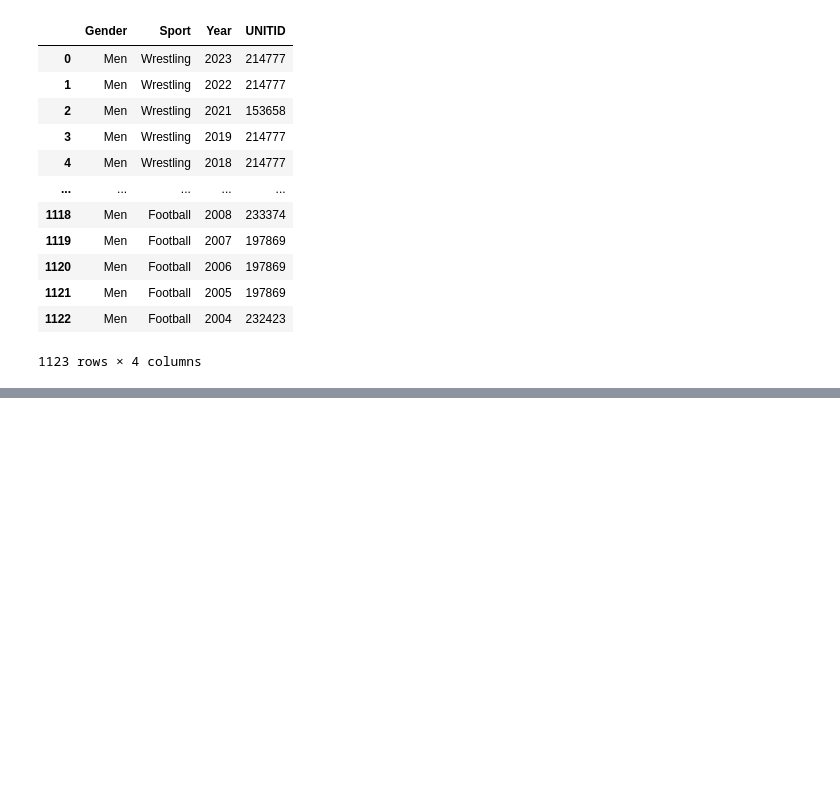
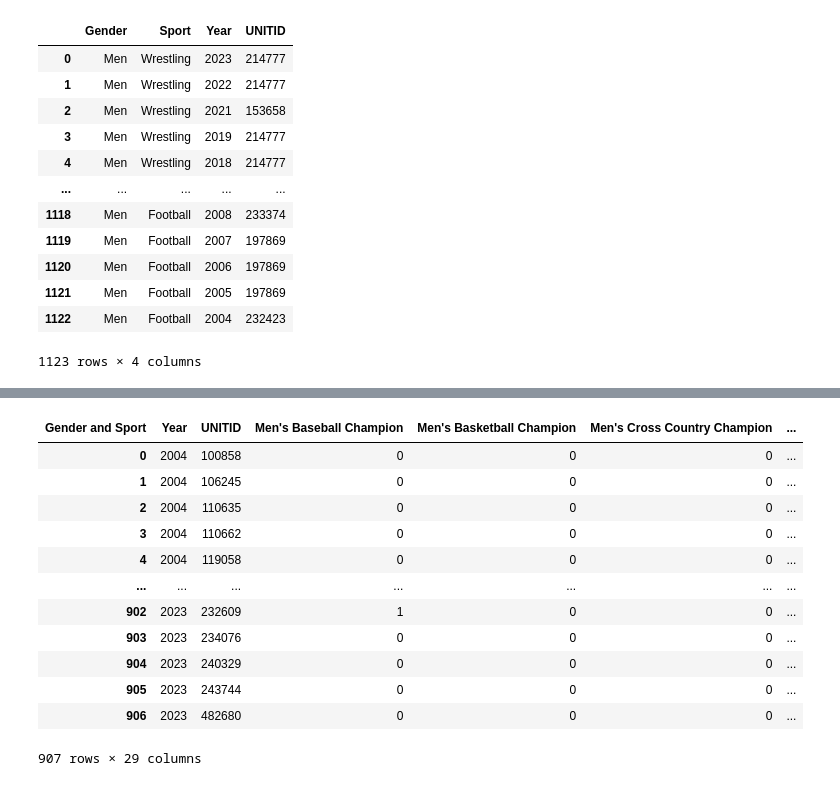
Before and after one commit to jmartinez99-gt/CSE6242-Fall2025-Team42, a Jupyter notebook: preprocessing/Accolades.ipynb, the cells around one changed output, grey strips where cells are left out. Drawn from its saved outputs; the diff is of its cells as text; code cells hidden in the pictures; blank space fills up the shorter version.

```diff
--- a/preprocessing/Accolades.ipynb
+++ b/preprocessing/Accolades.ipynb
@@ -44,0 +52,4 @@ df_summary.sort_values('Number of Championships', ascending=False)
+# %%
+ac['Gender and Sport'] = ac['Gender'] + "'s " + ac['Sport'] + " Champion"
+df = ac.drop(columns=['Gender', 'Sport'])
+print(df)
@@ -44,0 +71,28 @@ df_summary.sort_values('Number of Championships', ascending=False)
+# %%
+one_hot = (
+    df.pivot_table(
+        index=["Year", "UNITID"],
+        columns="Gender and Sport",
+        values="Gender and Sport",
+        aggfunc=lambda x: 1
+    )
+    .fillna(0)
+    .astype(int)
+    .reset_index()
+)
+one_hot['Total Champions'] = one_hot.iloc[:, 2:].sum(axis=1)
+one_hot
+# %% [output]
+| Gender and Sport | Year | UNITID | Men's Baseball Champion | Men's Basketball Champion | Men's Cross Country Champion | ... |
+| 0 | 2004 | 100858 | 0 | 0 | 0 | ... |
+| 1 | 2004 | 106245 | 0 | 0 | 0 | ... |
+| 2 | 2004 | 110635 | 0 | 0 | 0 | ... |
+| 3 | 2004 | 110662 | 0 | 0 | 0 | ... |
+| 4 | 2004 | 119058 | 0 | 0 | 0 | ... |
+| ... | ... | ... | ... | ... | ... | ... |
+| 902 | 2023 | 232609 | 1 | 0 | 0 | ... |
+| 903 | 2023 | 234076 | 0 | 0 | 0 | ... |
+| 904 | 2023 | 240329 | 0 | 0 | 0 | ... |
+| 905 | 2023 | 243744 | 0 | 0 | 0 | ... |
+| 906 | 2023 | 482680 | 0 | 0 | 0 | ... |
+907 rows × 29 columns
```
Also changed, not shown: parts of 5 cells of this notebook, 3 other files.
